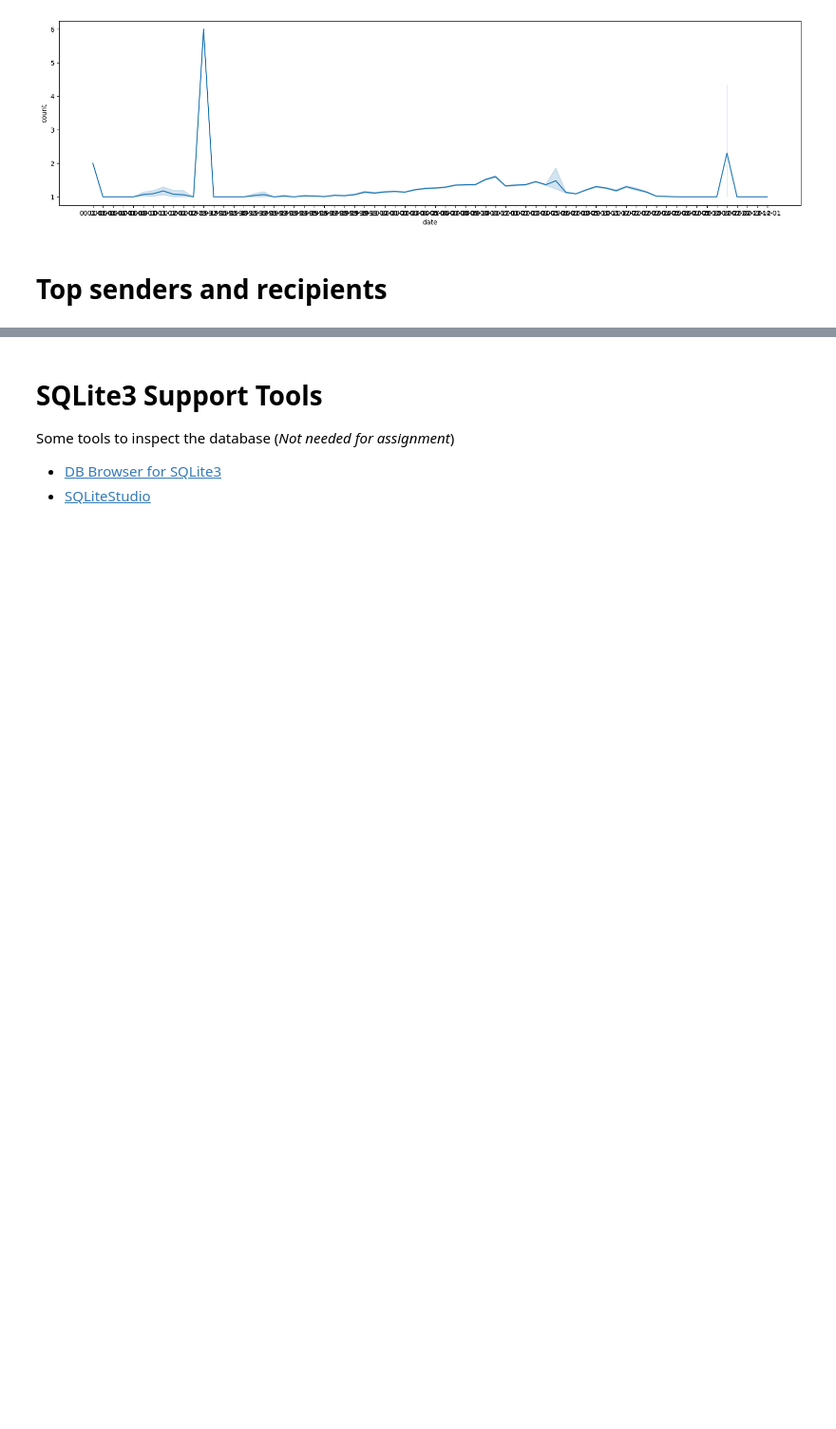
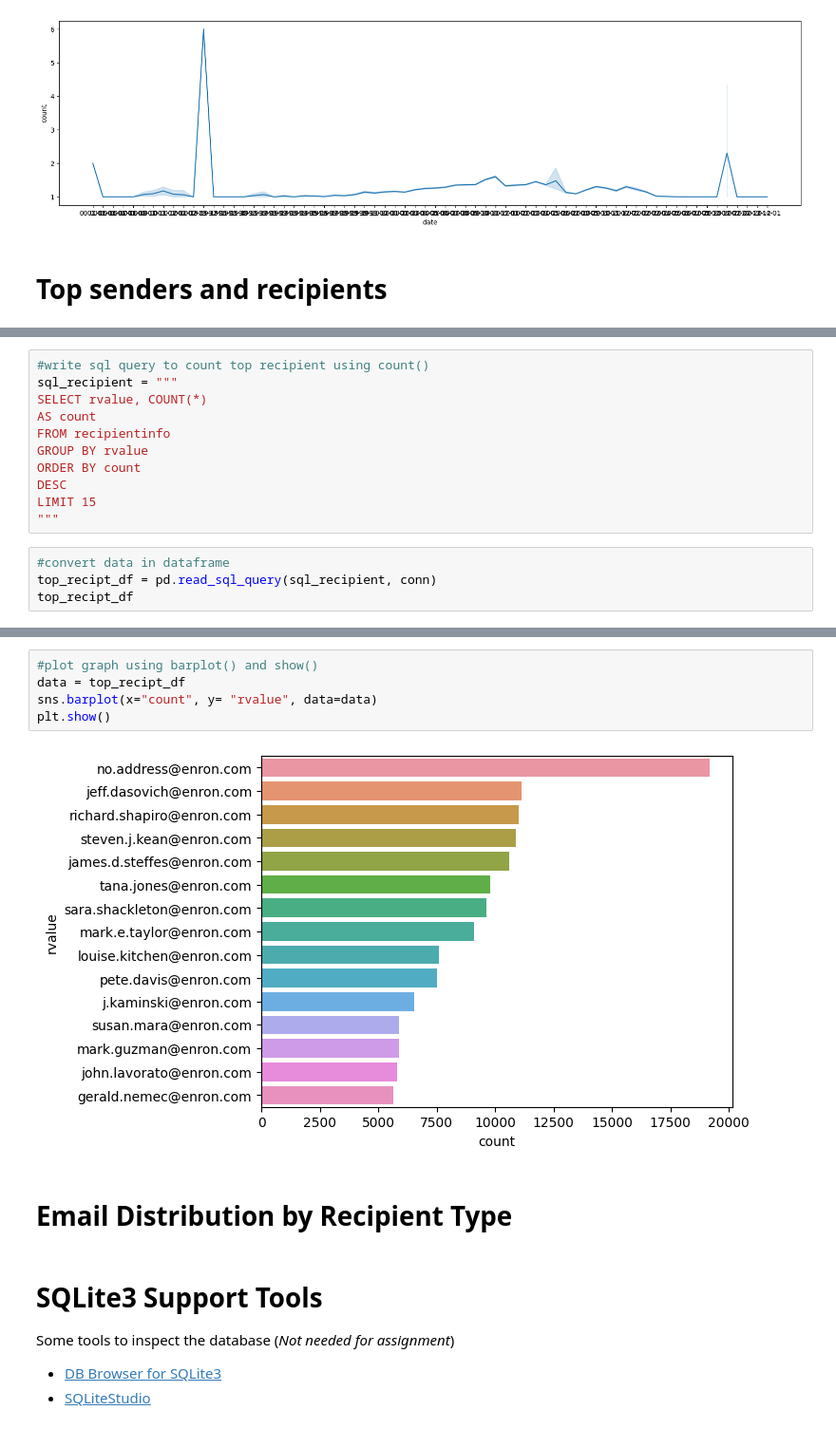
Before and after one commit to JamilaBibi/IBP-assignment-2, a Jupyter notebook: _enron_data.ipynb, the cells around one changed output, grey strips where cells are left out. Shown: that part at 95% size. Drawn from its saved outputs; the diff is of its cells as text; blank space fills up the shorter version.

```diff
--- a/_enron_data.ipynb
+++ b/_enron_data.ipynb
@@ -280,0 +297,15 @@ top_sendr_df
+# %%
+#write sql query to count top recipient using count()
+sql_recipient = """
+SELECT rvalue, COUNT(*)
+AS count
+FROM recipientinfo
+GROUP BY rvalue
+ORDER BY count
+DESC
+LIMIT 15
+"""
+# %%
+#convert data in dataframe
+top_recipt_df = pd.read_sql_query(sql_recipient, conn)
+top_recipt_df
@@ -281,3 +329,12 @@ top_sendr_df
+# %%
+#plot graph using barplot() and show()
+data = top_recipt_df
+sns.barplot(x="count", y= "rvalue", data=data)
+plt.show()
+# %% [output]
+[figure, added]
+# %% [markdown]
+# Email Distribution by Recipient Type
 # %% [markdown]
 # SQLite3 Support Tools
 
```
Also changed, not shown: parts of 5 cells of this notebook.
